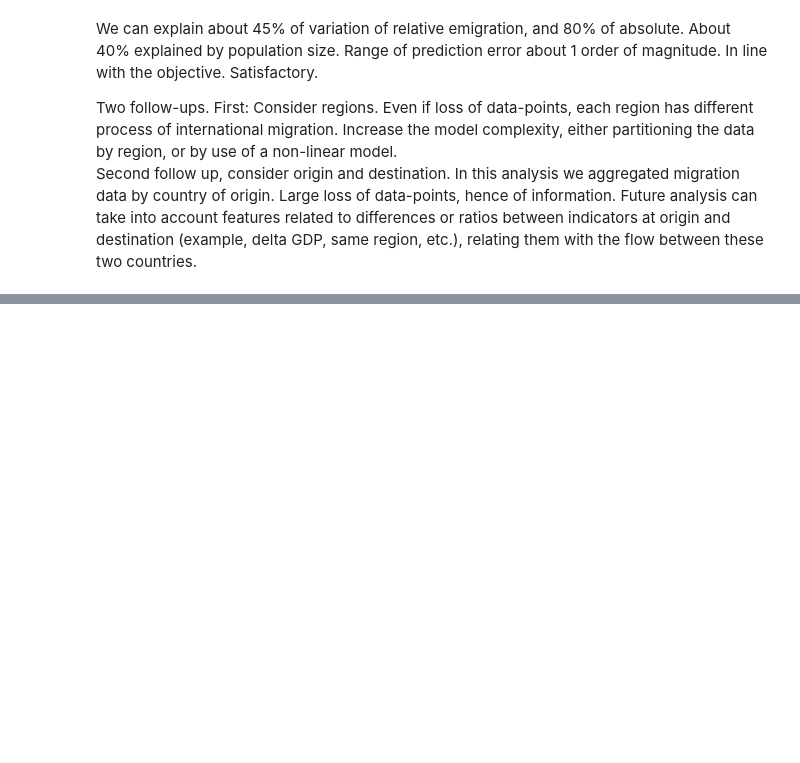
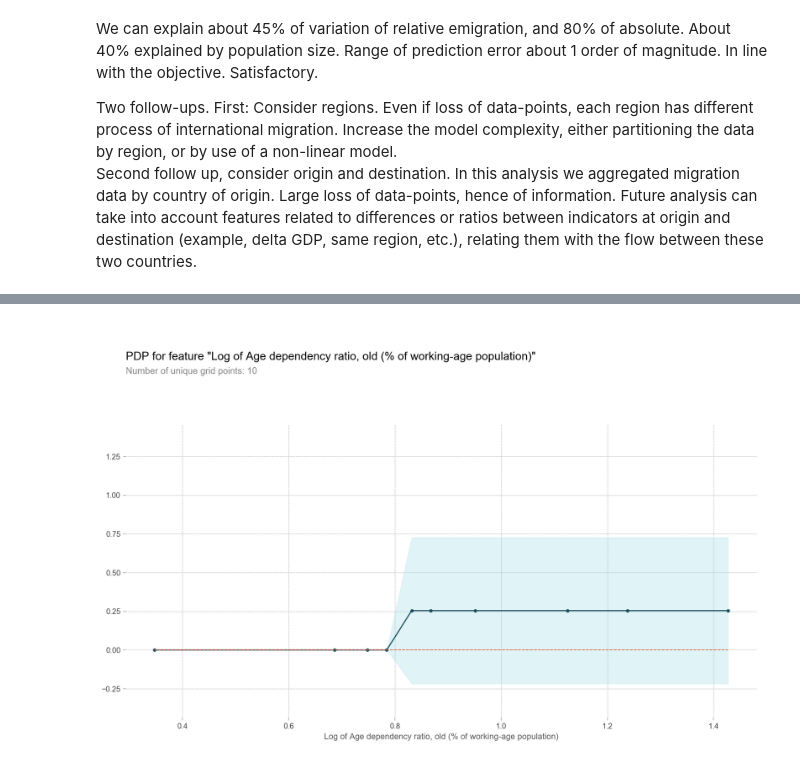
Before and after one commit to luciofaso/migration_analysis, a Jupyter notebook: EmigrationModel.ipynb, the cells around one changed output, grey strips where cells are left out. Cells and saved outputs as stored; diff of their text form; code cells hidden in the pictures; blank space fills up the shorter version.

```diff
--- a/EmigrationModel.ipynb
+++ b/EmigrationModel.ipynb
@@ -287,0 +317,17 @@ Second follow up, consider origin and destination. In this analysis we aggregate
+# %%
+from pdpbox import pdp, get_dataset, info_plots
+
+X_test_df = pd.DataFrame(X_test_df,columns=input_names)
+
+name_feature_1 = 'Log of Age dependency ratio, old (% of working-age population)'
+name_feature_2 = 'Log of Land area (sq. km)'
+
+
+# Create the data that we will plot
+pdp_goals = pdp.pdp_isolate(model=tree_model, dataset=X_test_df, model_features=input_names.tolist(), feature=name_feature_1)  #input_names.tolist()
+
+# plot it
+pdp.pdp_plot(pdp_goals, name_feature)
+plt.show()
+# %% [output]
+[figure, added]
```
Also changed, not shown: parts of 19 cells of this notebook, 1 other file.
